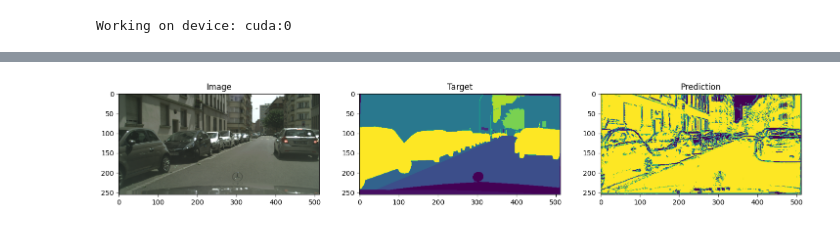
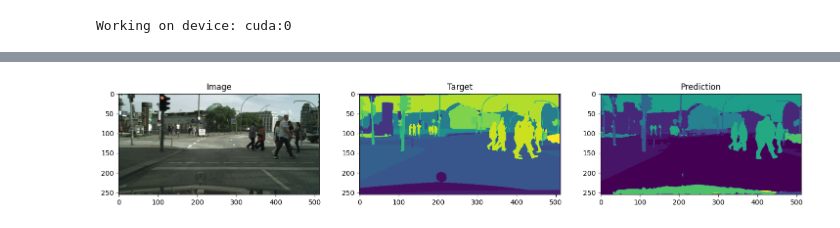
Before and after one commit to svenbbsp/CS_challenge, a Jupyter notebook: Guided/Training.ipynb, the cells around one changed output, grey strips where cells are left out. Saved outputs shown, nothing was run; the diff lists cells and outputs as text; code cells hidden in the pictures.

```diff
--- a/Guided/Training.ipynb
+++ b/Guided/Training.ipynb
@@ -15,12 +17,14 @@ lr_rate = 3e-4
 epochs = 10
 batch_size = 8
 subsize = (256, 512)
-wenb = False
+wenb = True
+train = True
+verbose = False
 # %% [output]
 Failed to detect the name of this notebook, you can set it manually with the WANDB_NOTEBOOK_NAME environment variable to enable code saving.
 wandb: Currently logged in as: svenbbs. Use `wandb login --relogin` to force relogin
 # %%
-transforms = data.getTransforms(subsize=subsize)
-train_set, val_set = data.loadData(root=root, transforms=transforms,verbose=True)
+
+train_set, val_set = data.loadData(root=root, subsize=subsize,verbose=True)
 train_dl, val_dl = data.getDataLoader(train_set=train_set, val_set=val_set, batch_size=batch_size)
 # %% [output]
@@ -49,2 +60,5 @@ if wenb:
 # %%
-#training.trainModel(train_dl,val_dl,model,loss_fn,optimizer,device,epochs,wenb,False)
+if train:
+    training.trainModel(train_dl,val_dl,model,loss_fn,optimizer,device,epochs,wenb,verbose)
+else:
+    model.load_state_dict(torch.load('../Trained_models/3-0.pth'))
@@ -56,5 +86,6 @@ if wenb:
 # %%
-image, target, prediction = eval.getImageTargetAndPrediction(val_dl,model)
+image, target = eval.getRandomImageAndTarget(val_set)
+prediction = eval.predict(image, model, device, subsize)
 eval.showImageTargetAndPrediction(image, target, prediction)
 # %% [output]
-[figure, old version]
+[figure, new version]
```
Also changed, not shown: parts of 12 cells of this notebook, 5 other files.
